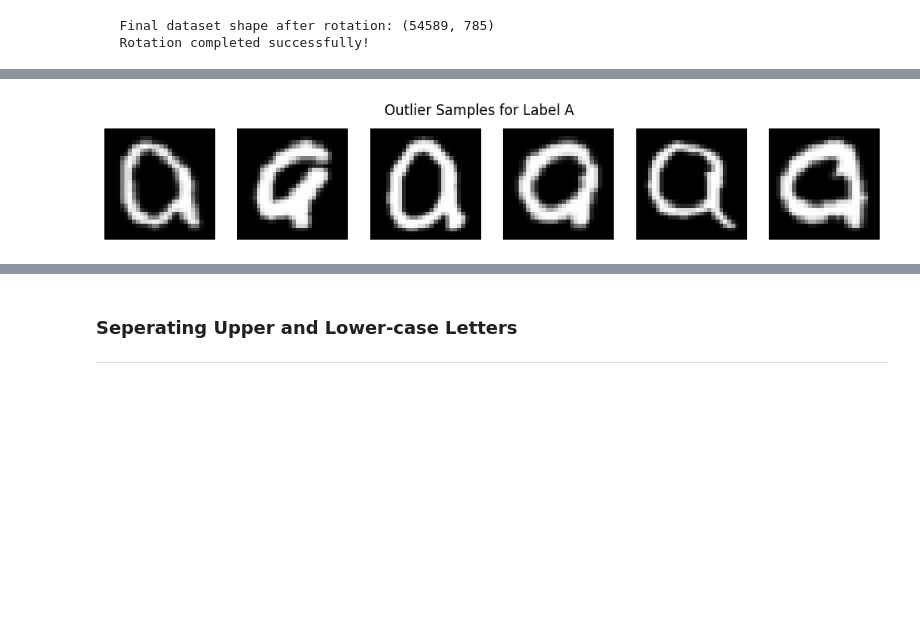
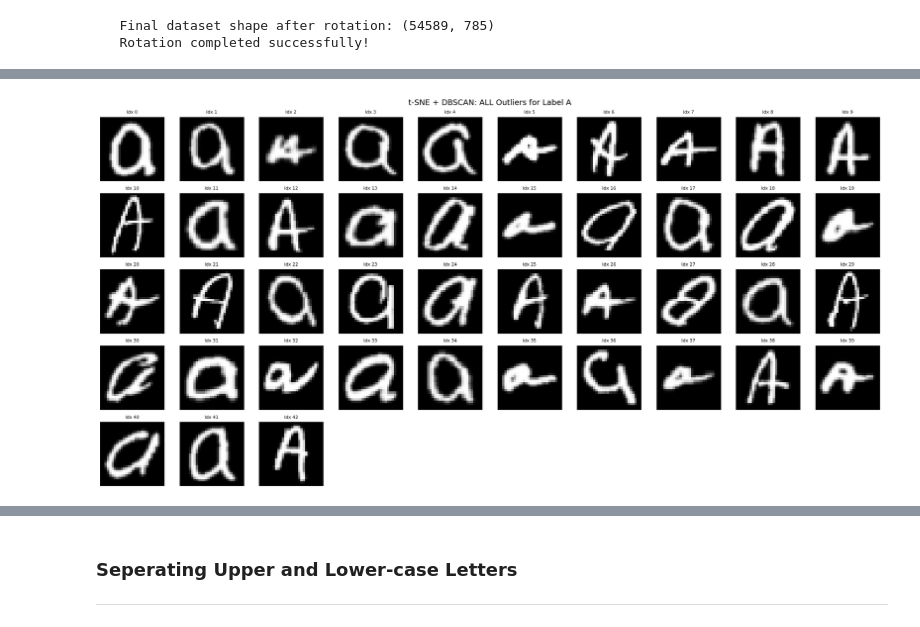
Before and after one commit to ATLAS097/Deep-Learning-CA-2, a Jupyter notebook: GAN_Part_A.ipynb, the cells around one changed output, grey strips where cells are left out. Drawn from its saved outputs; the diff is of its cells as text; code cells hidden in the pictures; blank space fills up the shorter version.

Commit message:
Outlier detection

```diff
--- a/GAN_Part_A.ipynb
+++ b/GAN_Part_A.ipynb
@@ -475,7 +489,7 @@ Dataset shape before rotation: (54589, 785)
 from sklearn.manifold import TSNE
 import seaborn as sns
 import matplotlib.pyplot as plt
-
+pixel_columns = [f'pixel_{i}' for i in range(784)]
 # Flatten pixel data
 X_flat = rotated_data[pixel_columns].values
 labels = rotated_data['label'].values
@@ -513,6 +527,7 @@ rotated_data['tsne_y'] = X_tsne[:, 1]
 
 # Store suspected outliers
 outlier_rows = []
+tsne_outlier_indices_by_label = {}
 
 # For each label, cluster in t-SNE space
 for label in np.unique(labels):
@@ -529,33 +544,78 @@ for label in np.unique(labels):
 
     # Select outliers (label == -1) or rare clusters
     cluster_counts = subset['tsne_cluster'].value_counts()
-    rare_clusters = cluster_counts[cluster_counts < 15].index  # tweak threshold
-
+    rare_clusters = cluster_counts[cluster_counts < 15].index
     is_outlier = subset['tsne_cluster'].isin(rare_clusters)
     outliers = subset[is_outlier]
+
     outlier_rows.append(outliers)
-
     print(f"Label {label}: Found {len(outliers)} potential outliers")
 
 # Combine all outliers
-all_outliers = pd.concat(outlier_rows, ignore_index=True)
+all_tsne_outliers = pd.concat(outlier_rows, ignore_index=True) if outlier_rows else pd.DataFrame()
 
-# Optional: View a few samples from each label's outliers
-def show_outlier_samples(df, label, n_samples=6):
-    subset = df[df['label'] == label]
-    if len(subset) == 0:
-        print(f"No outliers found for label {label}")
+print(f"\n=== t-SNE + DBSCAN: VISUALIZING ALL {len(all_tsne_outliers)} OUTLIERS ===")
+
+# Function to visualize ALL outliers for each label
+def visualize_all_outliers_tsne(df, pixel_columns, max_per_row=10):
+    if df.empty:
+        print("No outliers found!")
         return
-    samples = subset.sample(n=min(n_samples, len(subset)), random_state=42)
-    fig, axes = plt.subplots(1, len(samples), figsize=(12, 2))
-    for i, (_, row) in enumerate(samples.iterrows()):
-        img = row[pixel_columns].values.astype(np.float32).reshape(28, 28)
-        axes[i].imshow(img, cmap='gray')
-        axes[i].axis('off')
-    plt.suptitle(f"Outlier Samples for Label {label}")
-    plt.show()
 
-# Show outlier examples
-for label in np.unique(labels):
-    show_outlier_samples(all_outliers, label)
+    labels = sorted(df['label'].unique())
+
+    for label in labels:
+        subset = df[df['label'] == label]
+        if len(subset) == 0:
+            continue
+
+        print(f"\nLabel {label}: {len(subset)} outliers")
+
+        # Calculate grid dimensions
+        n_outliers = len(subset)
+        n_rows = (n_outliers + max_per_row - 1) // max_per_row
+        n_cols = min(max_per_row, n_outliers)
+
+        fig, axes = plt.subplots(n_rows, n_cols, figsize=(n_cols*2, n_rows*2))
+
+        # Handle single row/column cases
+        if n_rows == 1 and n_cols == 1:
+            axes = [axes]
+        elif n_rows == 1:
+            axes = axes.reshape(1, -1)
+        elif n_cols == 1:
+            axes = axes.reshape(-1, 1)
+
+        # Plot each outlier
+        for i, (_, row) in enumerate(subset.iterrows()):
+            row_idx = i // max_per_row
+            col_idx = i % max_per_row
+
+            img = row[pixel_columns].values.astype(np.float32).reshape(28, 28)
+
+            if n_rows == 1:
+                ax = axes[col_idx]
+            else:
+                ax = axes[row_idx, col_idx]
+
+            ax.imshow(img, cmap='gray')
+            ax.set_title(f"Idx {row.name}", fontsize=8)
+            ax.axis('off')
+
+        # Hide unused subplots
+        total_subplots = n_rows * n_cols
+        for i in range(n_outliers, total_subplots):
+            row_idx = i // max_per_row
+            col_idx = i % max_per_row
+            if n_rows == 1:
+                axes[col_idx].axis('off')
+            else:
+                axes[row_idx, col_idx].axis('off')
+
+        plt.suptitle(f"t-SNE + DBSCAN: ALL Outliers for Label {label}", fontsize=14)
+        plt.tight_layout()
+        plt.show()
+
+# Visualize all outliers
+visualize_all_outliers_tsne(all_tsne_outliers, pixel_columns)
 # %% [output]
@@ -578 +642 @@ Label Z: Found 12 potential outliers
-[figure, old version]
+[figure, new version]
```
Also changed, not shown: parts of 13 cells of this notebook.
